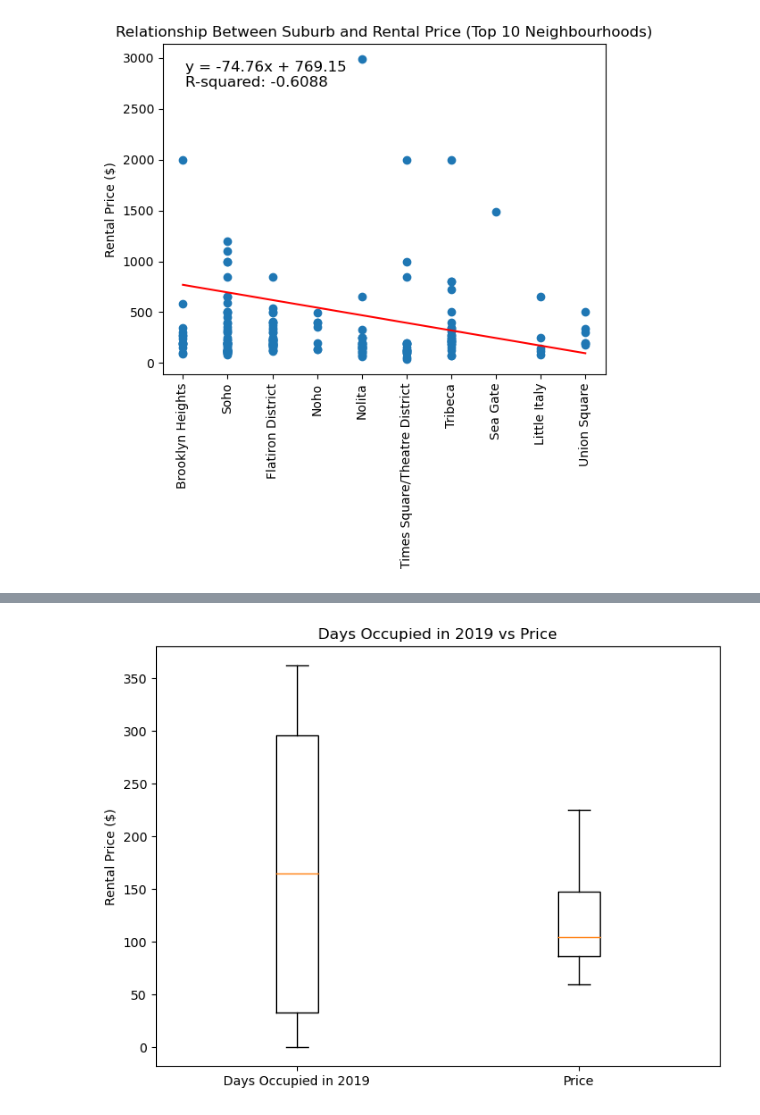
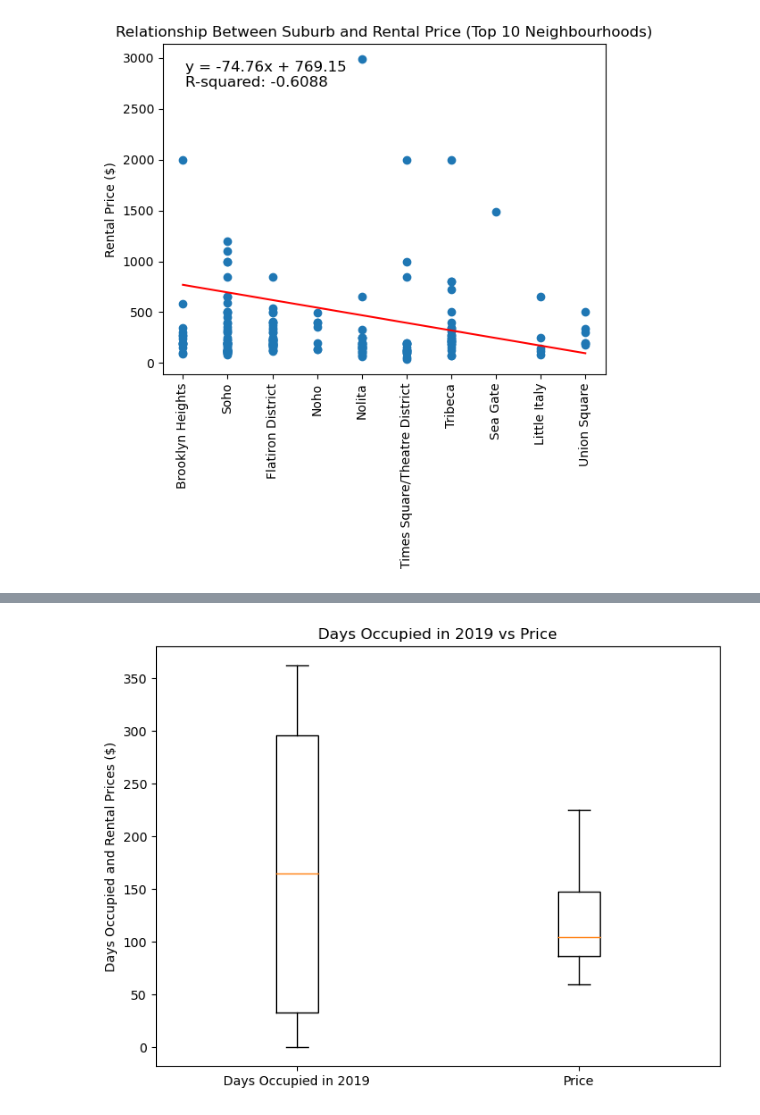
Before and after one commit to RLButch/group-project-1, a Jupyter notebook: NYRentalListingAnalysis.ipynb, the cells around one changed output, grey strips where cells are left out. Cells and saved outputs as stored; diff of their text form; code cells hidden in the pictures.

Commit message:
fixed some coding errors and graphs.

```diff
--- a/NYRentalListingAnalysis.ipynb
+++ b/NYRentalListingAnalysis.ipynb
@@ -120,11 +148,14 @@ plt.show()
 # %%
+days_occupied_2019 = realestate_data_df["days_occupied_in_2019"].tolist()
+prices = realestate_data_df['price'].tolist()
+
 fig, ax = plt.subplots(figsize=(8,6))
 ax.boxplot([days_occupied_2019[:10], prices[:10]], labels=['Days Occupied in 2019', 'Price'], showfliers=True)
 
 ax.set_title('Days Occupied in 2019 vs Price')
-ax.set_ylabel('Rental Price ($)')
+ax.set_ylabel('Days Occupied and Rental Prices ($)')
 
 plt.savefig("output/Boxplot1.png")
 plt.show()
 # %% [output]
-[figure, old version]
+[figure, new version]
```
Also changed, not shown: parts of 2 cells of this notebook, 6 other files.
